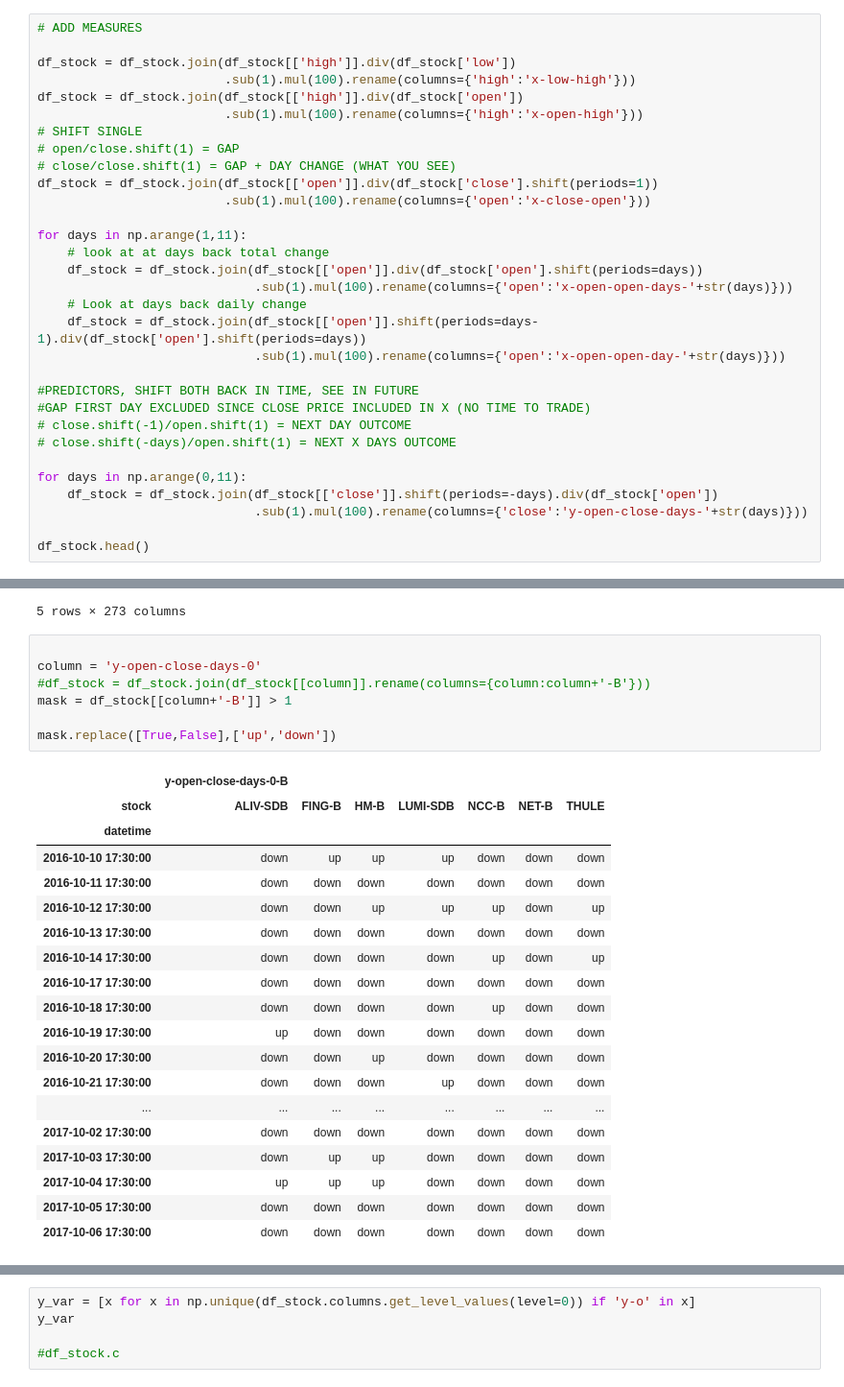
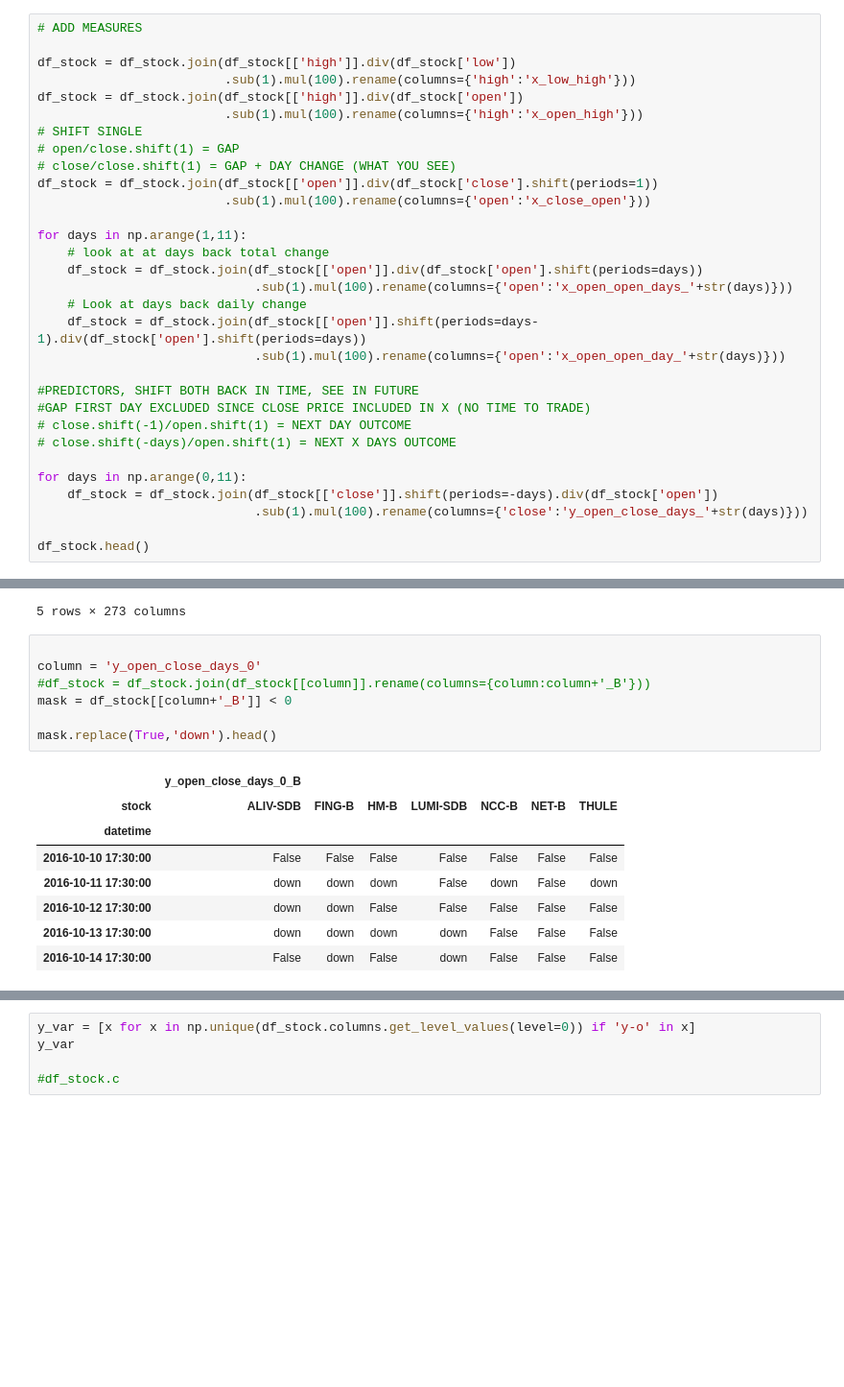
Before and after one commit to Hjartarson/stock-market, a Jupyter notebook: make-report-daily-ticks.ipynb, the cells around one changed output, grey strips where cells are left out. Shown: that part at 96% size. Drawn from its saved outputs; the diff is of its cells as text; blank space fills up the shorter version.

```diff
--- a/make-report-daily-ticks.ipynb
+++ b/make-report-daily-ticks.ipynb
@@ -65,22 +65,22 @@ df_stock.head()
 # ADD MEASURES
 
 df_stock = df_stock.join(df_stock[['high']].div(df_stock['low'])
-                         .sub(1).mul(100).rename(columns={'high':'x-low-high'}))
+                         .sub(1).mul(100).rename(columns={'high':'x_low_high'}))
 df_stock = df_stock.join(df_stock[['high']].div(df_stock['open'])
-                         .sub(1).mul(100).rename(columns={'high':'x-open-high'}))
+                         .sub(1).mul(100).rename(columns={'high':'x_open_high'}))
 # SHIFT SINGLE
 # open/close.shift(1) = GAP
 # close/close.shift(1) = GAP + DAY CHANGE (WHAT YOU SEE)
 df_stock = df_stock.join(df_stock[['open']].div(df_stock['close'].shift(periods=1))
-                         .sub(1).mul(100).rename(columns={'open':'x-close-open'}))
+                         .sub(1).mul(100).rename(columns={'open':'x_close_open'}))
 
 for days in np.arange(1,11):
     # look at at days back total change
     df_stock = df_stock.join(df_stock[['open']].div(df_stock['open'].shift(periods=days))
-                             .sub(1).mul(100).rename(columns={'open':'x-open-open-days-'+str(days)}))
+                             .sub(1).mul(100).rename(columns={'open':'x_open_open_days_'+str(days)}))
     # Look at days back daily change
     df_stock = df_stock.join(df_stock[['open']].shift(periods=days-1).div(df_stock['open'].shift(periods=days))
-                             .sub(1).mul(100).rename(columns={'open':'x-open-open-day-'+str(days)}))
+                             .sub(1).mul(100).rename(columns={'open':'x_open_open_day_'+str(days)}))
 
 #PREDICTORS, SHIFT BOTH BACK IN TIME, SEE IN FUTURE
 #GAP FIRST DAY EXCLUDED SINCE CLOSE PRICE INCLUDED IN X (NO TIME TO TRADE)
@@ -89,7 +89,7 @@ for days in np.arange(1,11):
 
 for days in np.arange(0,11):
     df_stock = df_stock.join(df_stock[['close']].shift(periods=-days).div(df_stock['open'])
-                             .sub(1).mul(100).rename(columns={'close':'y-open-close-days-'+str(days)}))
+                             .sub(1).mul(100).rename(columns={'close':'y_open_close_days_'+str(days)}))
 
 df_stock.head()
 # %% [output]
@@ -104,28 +104,17 @@ df_stock.head()
 5 rows × 273 columns
 # %%
 
-column = 'y-open-close-days-0'
-#df_stock = df_stock.join(df_stock[[column]].rename(columns={column:column+'-B'}))
-mask = df_stock[[column+'-B']] > 1
+column = 'y_open_close_days_0'
+#df_stock = df_stock.join(df_stock[[column]].rename(columns={column:column+'_B'}))
+mask = df_stock[[column+'_B']] < 0
 
-mask.replace([True,False],['up','down'])
+mask.replace(True,'down').head()
 # %% [output]
-|  | y-open-close-days-0-B |  |  |  |  |  |  |
+|  | y_open_close_days_0_B |  |  |  |  |  |  |
 | stock | ALIV-SDB | FING-B | HM-B | LUMI-SDB | NCC-B | NET-B | THULE |
 | datetime |  |  |  |  |  |  |  |
-| 2016-10-10 17:30:00 | down | up | up | up | down | down | down |
-| 2016-10-11 17:30:00 | down | down | down | down | down | down | down |
-| 2016-10-12 17:30:00 | down | down | up | up | up | down | up |
-| 2016-10-13 17:30:00 | down | down | down | down | down | down | down |
-| 2016-10-14 17:30:00 | down | down | down | down | up | down | up |
-| 2016-10-17 17:30:00 | down | down | down | down | down | down | down |
-| 2016-10-18 17:30:00 | down | down | down | down | up | down | down |
-| 2016-10-19 17:30:00 | up | down | down | down | down | down | down |
-| 2016-10-20 17:30:00 | down | down | up | down | down | down | down |
-| 2016-10-21 17:30:00 | down | down | down | up | down | down | down |
-| ... | ... | ... | ... | ... | ... | ... | ... |
-| 2017-10-02 17:30:00 | down | down | down | down | down | down | down |
-| 2017-10-03 17:30:00 | down | up | up | down | down | down | down |
-| 2017-10-04 17:30:00 | up | up | up | down | down | down | down |
-| 2017-10-05 17:30:00 | down | down | down | down | down | down | down |
-| 2017-10-06 17:30:00 | down | down | down | down | down | down | down |
+| 2016-10-10 17:30:00 | False | False | False | False | False | False | False |
+| 2016-10-11 17:30:00 | down | down | down | False | down | False | down |
+| 2016-10-12 17:30:00 | down | down | False | False | False | False | False |
+| 2016-10-13 17:30:00 | down | down | down | down | False | False | False |
+| 2016-10-14 17:30:00 | False | down | False | down | False | False | False |
```
Also changed, not shown: parts of 9 cells of this notebook, 4 other files.
